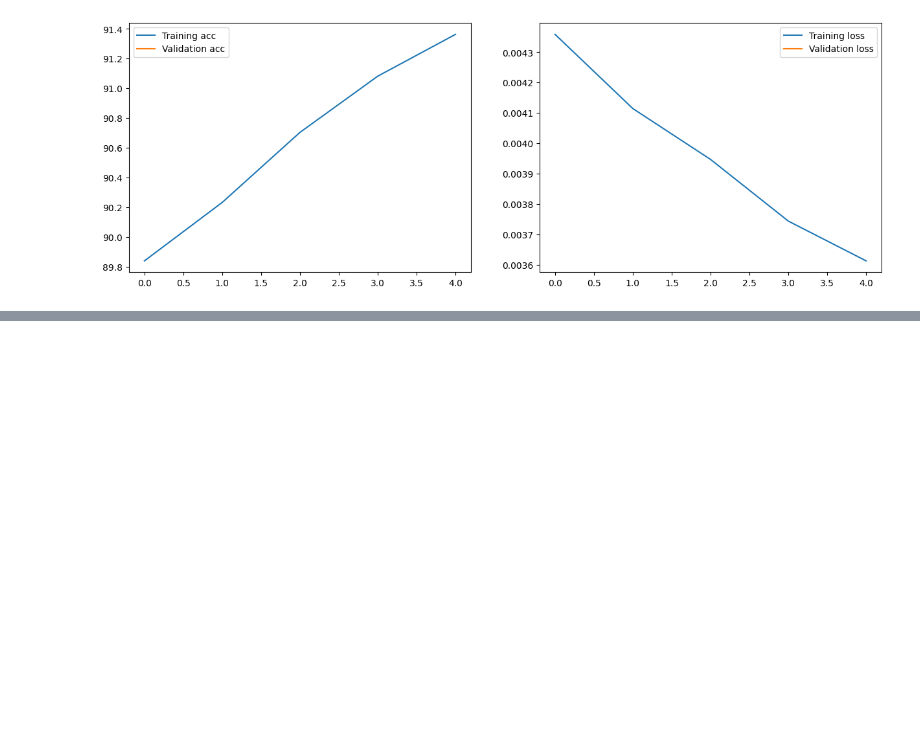
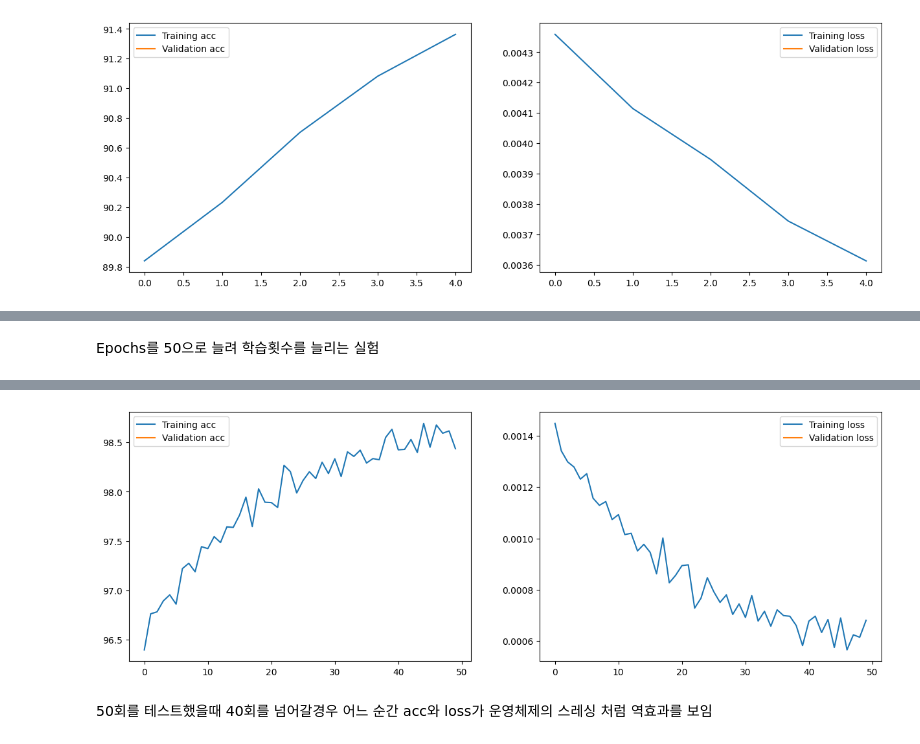
Before and after one commit to Konkuk-Univ-Glocal-Campus/introai202401-midterm-clalice, a Jupyter notebook: code.ipynb, the cells around one changed output, grey strips where cells are left out. Drawn from its saved outputs; the diff is of its cells as text; code cells hidden in the pictures; blank space fills up the shorter version.

```diff
--- a/code.ipynb
+++ b/code.ipynb
@@ -311,0 +321,10 @@ Result :
+# %% [markdown]
+Epochs를 50으로 늘려 학습횟수를 늘리는 실험
+# %%
+hist = train(model, train_loader, test_loader, epochs=50)
+
+if hist is None:
+     print("Training did not return any history.")
+else:
+    plot_results(hist)
+# %% [output]
@@ -311,0 +348,3 @@ Result :
+[figure, added]
+# %% [markdown]
+50회를 테스트했을때 40회를 넘어갈경우 어느 순간 acc와 loss가 운영체제의 스레싱 처럼 역효과를 보임
```
Also changed, not shown: parts of 3 cells of this notebook.
